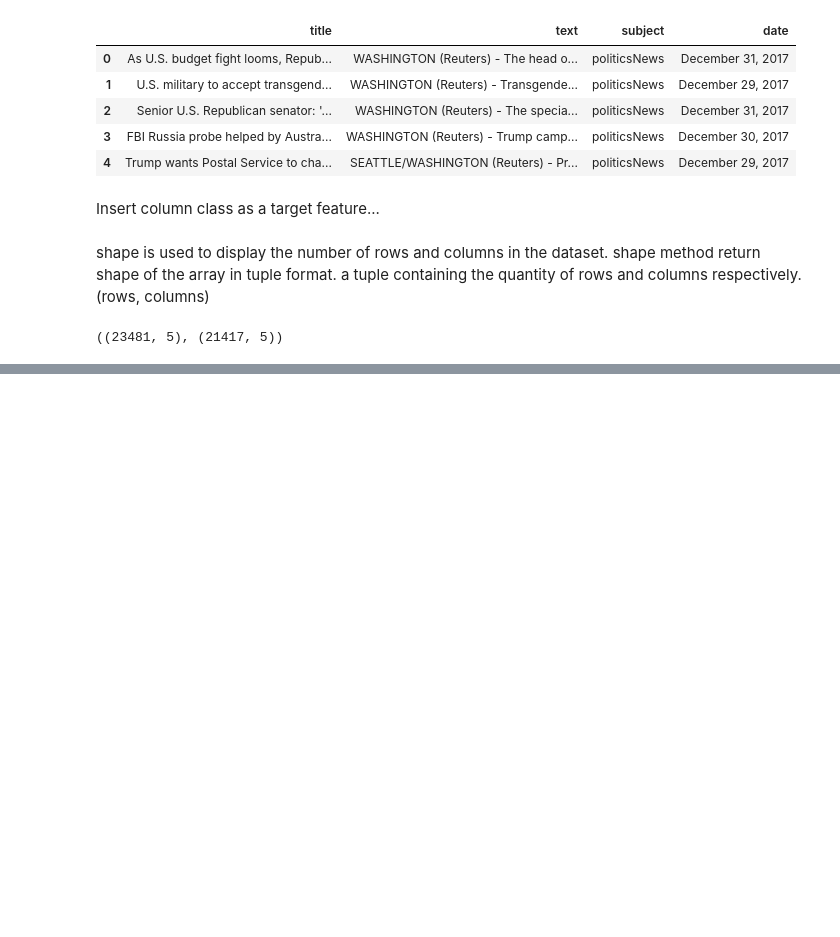
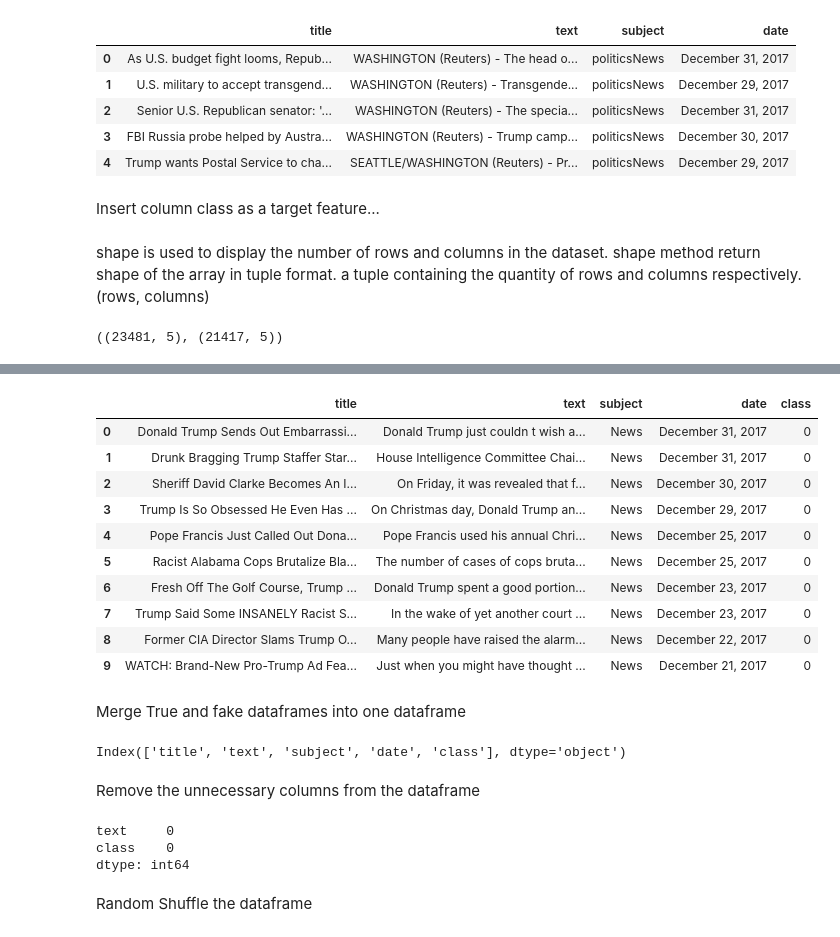
Before and after one commit to prabhjyot009/Fake-News-Detection, a Jupyter notebook: Detection.ipynb, the cells around one changed output, grey strips where cells are left out. Cells and saved outputs as stored; diff of their text form; code cells hidden in the pictures; blank space fills up the shorter version.

```diff
--- a/Detection.ipynb
+++ b/Detection.ipynb
@@ -47,0 +105,23 @@ data_fake.shape,data_true.shape
+# %%
+data_merge=pd.concat([data_fake,data_true],axis=0)#is used to concatenate the two datasets.
+data_merge.head(10)
+# %% [output]
+|  | title | text | subject | date | class |
+| 0 | Donald Trump Sends Out Embarrassi... | Donald Trump just couldn t wish a... | News | December 31, 2017 | 0 |
+| 1 | Drunk Bragging Trump Staffer Star... | House Intelligence Committee Chai... | News | December 31, 2017 | 0 |
+| 2 | Sheriff David Clarke Becomes An I... | On Friday, it was revealed that f... | News | December 30, 2017 | 0 |
+| 3 | Trump Is So Obsessed He Even Has ... | On Christmas day, Donald Trump an... | News | December 29, 2017 | 0 |
+| 4 | Pope Francis Just Called Out Dona... | Pope Francis used his annual Chri... | News | December 25, 2017 | 0 |
+| 5 | Racist Alabama Cops Brutalize Bla... | The number of cases of cops bruta... | News | December 25, 2017 | 0 |
+| 6 | Fresh Off The Golf Course, Trump ... | Donald Trump spent a good portion... | News | December 23, 2017 | 0 |
+| 7 | Trump Said Some INSANELY Racist S... | In the wake of yet another court ... | News | December 23, 2017 | 0 |
+| 8 | Former CIA Director Slams Trump O... | Many people have raised the alarm... | News | December 22, 2017 | 0 |
+| 9 | WATCH: Brand-New Pro-Trump Ad Fea... | Just when you might have thought ... | News | December 21, 2017 | 0 |
+# %% [markdown]
+Merge True and fake dataframes into one dataframe
+# %%
+data_merge.columns
+# %% [output]
+Index(['title', 'text', 'subject', 'date', 'class'], dtype='object')
+# %% [markdown]
+Remove the unnecessary columns from the dataframe
@@ -47,0 +130,8 @@ data_fake.shape,data_true.shape
+# %%
+data.isnull().sum()#is used to check for null values in the dataset.
+# %% [output]
+text     0
+class    0
+dtype: int64
+# %% [markdown]
+Random Shuffle the dataframe
```
Also changed, not shown: parts of 42 cells of this notebook, 1 other file.
